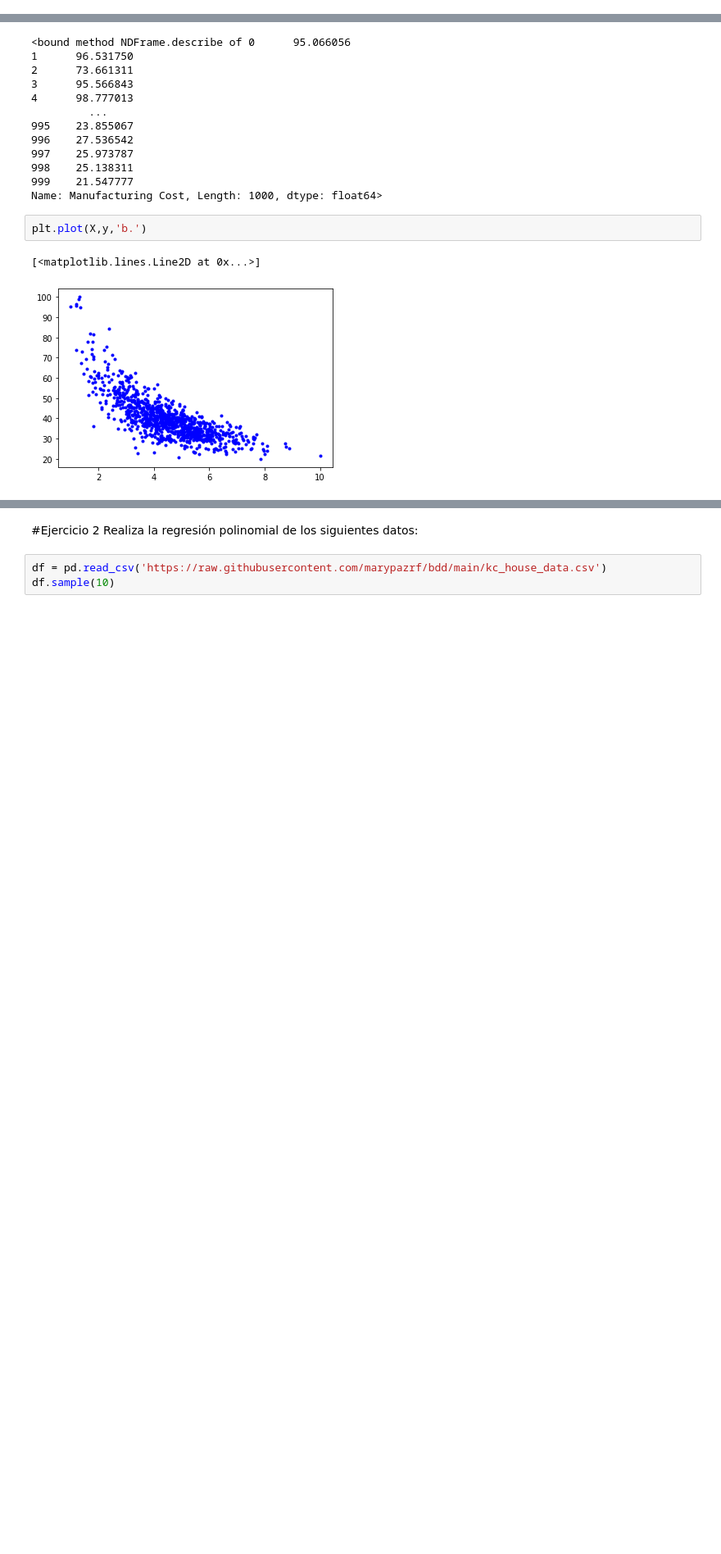
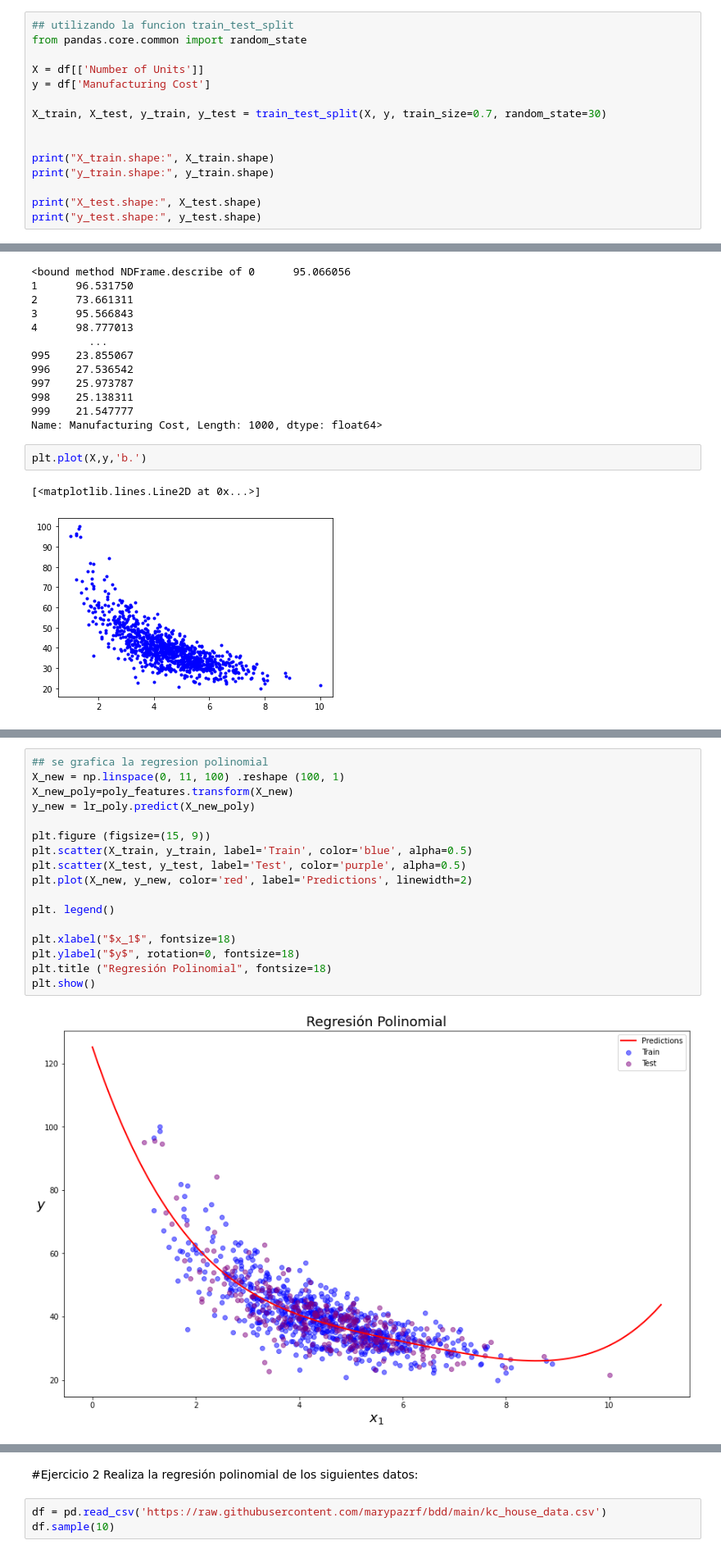
Before and after one commit to PosgradoMNA/actividades-de-aprendizaje-cardonasebastian, a Jupyter notebook: TecMty_Regresion_lineal_polinomial.ipynb, the cells around one changed output, grey strips where cells are left out. Shown at 82% size. Saved outputs shown, nothing was run; the diff lists cells and outputs as text; blank space fills up the shorter version.

```diff
--- a/TecMty_Regresion_lineal_polinomial.ipynb
+++ b/TecMty_Regresion_lineal_polinomial.ipynb
@@ -280,0 +302,15 @@ y = df['Manufacturing Cost']
+# %%
+## utilizando la funcion train_test_split
+from pandas.core.common import random_state
+
+X = df[['Number of Units']]
+y = df['Manufacturing Cost']
+
+X_train, X_test, y_train, y_test = train_test_split(X, y, train_size=0.7, random_state=30)
+
+
+print("X_train.shape:", X_train.shape)
+print("y_train.shape:", y_train.shape)
+
+print("X_test.shape:", X_test.shape)
+print("y_test.shape:", y_test.shape)
@@ -317,0 +449,19 @@ NameError: ignored
+# %%
+## se grafica la regresion polinomial
+X_new = np.linspace(0, 11, 100) .reshape (100, 1)
+X_new_poly=poly_features.transform(X_new)
+y_new = lr_poly.predict(X_new_poly)
+
+plt.figure (figsize=(15, 9))
+plt.scatter(X_train, y_train, label='Train', color='blue', alpha=0.5)
+plt.scatter(X_test, y_test, label='Test', color='purple', alpha=0.5)
+plt.plot(X_new, y_new, color='red', label='Predictions', linewidth=2)
+
+plt. legend()
+
+plt.xlabel("$x_1$", fontsize=18)
+plt.ylabel("$y$", rotation=0, fontsize=18)
+plt.title ("Regresión Polinomial", fontsize=18)
+plt.show()
+# %% [output]
+[figure, added]
```
Also changed, not shown: parts of 51 cells of this notebook.
